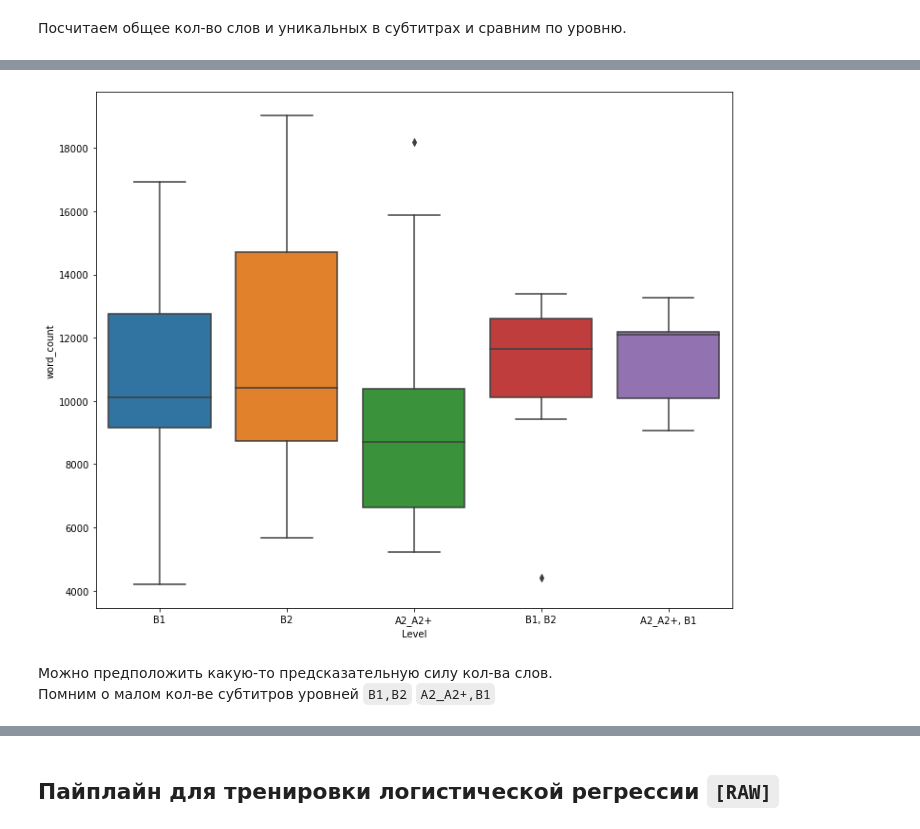
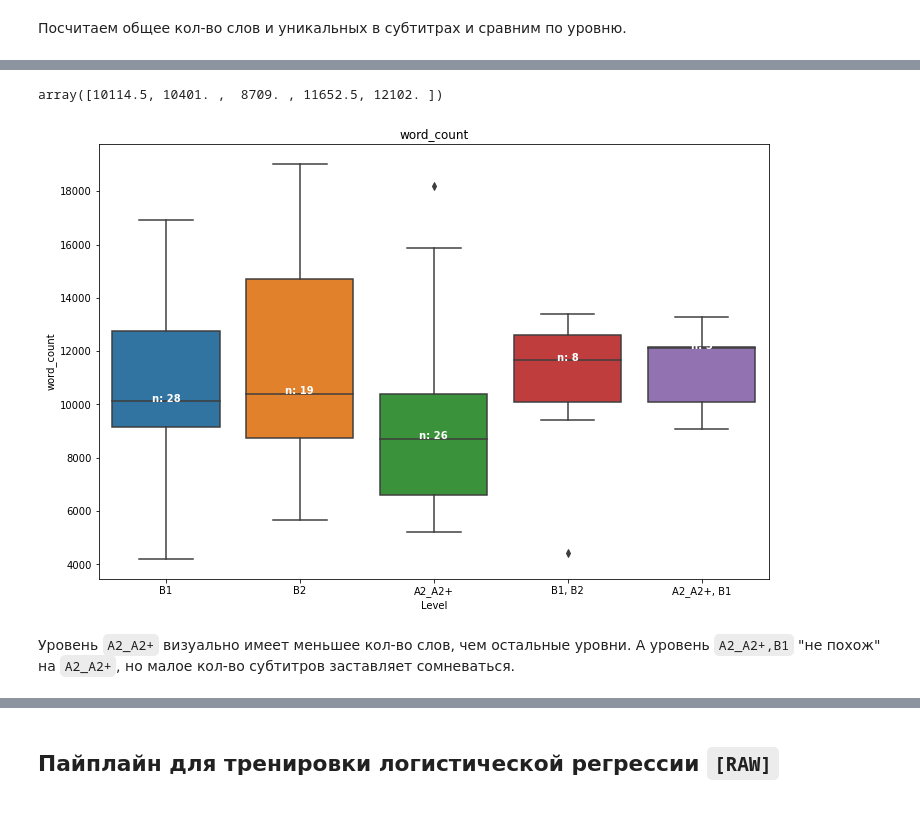
Before and after one commit to snakerzr/predict_english_level_with_movie_subs, a Jupyter notebook: notebook.ipynb, the cells around one changed output, grey strips where cells are left out. Saved outputs shown, nothing was run; the diff lists cells and outputs as text; code cells hidden in the pictures.

```diff
--- a/notebook.ipynb
+++ b/notebook.ipynb
@@ -662,0 +665,11 @@ df = labels.merge(word_level_counts)
+# %%
+word_level_fracs = word_level_counts.copy()
+# %%
+word_level_fracs['word_count'] = word_level_fracs[['A1_count','A2_count','B1_count','B2_count','C1_count','C2_count','not_in_vocab_count']].sum(axis=1)
+word_level_fracs['word_nunique'] = word_level_fracs[['A1_nunique','A2_nunique','B1_nunique','B2_nunique','C1_nunique','C2_nunique','not_in_vocab_nunique']].sum(axis=1)
+
+for level in ['A1_count','A2_count','B1_count','B2_count','C1_count','C2_count','not_in_vocab_count']:
+    word_level_fracs[level] = word_level_fracs[level] / word_level_fracs['word_count']
+
+for level in ['A1_nunique','A2_nunique','B1_nunique','B2_nunique','C1_nunique','C2_nunique','not_in_vocab_nunique']:
+    word_level_fracs[level] = word_level_fracs[level] / word_level_fracs['word_nunique']
@@ -663,6 +685,5 @@ df = labels.merge(word_level_counts)
 # %%
-import matplotlib.pyplot as plt
-import seaborn as sns
+df = labels.merge(word_level_fracs)
 # %%
 df
 # %% [output]
@@ -722,8 +802,5 @@ Name: Level, dtype: int64
 # %% [markdown]
 Посчитаем общее кол-во слов и уникальных в субтитрах и сравним по уровню.
-# %%
-df['word_count'] = df.loc[:,['A1_count','A2_count','B1_count','B2_count','C1_count','C2_count','not_in_vocab_count']].sum(axis=1)
-df['word_nunique'] = df.loc[:,['A1_nunique','A2_nunique','B1_nunique','B2_nunique','C1_nunique','C2_nunique','not_in_vocab_nunique']].sum(axis=1)
 # %%
 df.head()
 # %% [output]
@@ -736,10 +813,26 @@ df.head()
 # %%
-plt.figure(figsize=(12,10))
-sns.boxplot(data=df,x='Level',y='word_count')
+medians = df.groupby(['Level'],sort=False)['word_count'].median().values
+plt.figure(figsize=(12,8))
+ax = sns.boxplot(data=df,x='Level',y='word_count')
+ax.set_title('word_count')
+
+pos = range(len(nobs))
+
+for tick in pos:
+
+    ax.text(pos[tick],
+            medians[tick],
+            nobs[tick],
+            horizontalalignment='center',
+            # size='x-small',
+            color='w',
+            weight='semibold'
+           )
+
 plt.show()
 # %% [output]
+array([10114.5, 10401. ,  8709. , 11652.5, 12102. ])
-[figure, old version]
+[figure, new version]
-# %% [markdown]
-Можно предположить какую-то предсказательную силу кол-ва слов.
-Помним о малом кол-ве субтитров уровней `B1,B2` `A2_A2+,B1`
+# %% [markdown]
+Уровень `А2_А2+` визуально имеет меньшее кол-во слов, чем остальные уровни. А уровень `A2_A2+,B1` "не похож" на `А2_А2+`, но малое кол-во субтитров заставляет сомневаться.
 # %%
```
Also changed, not shown: parts of 21 cells of this notebook.
